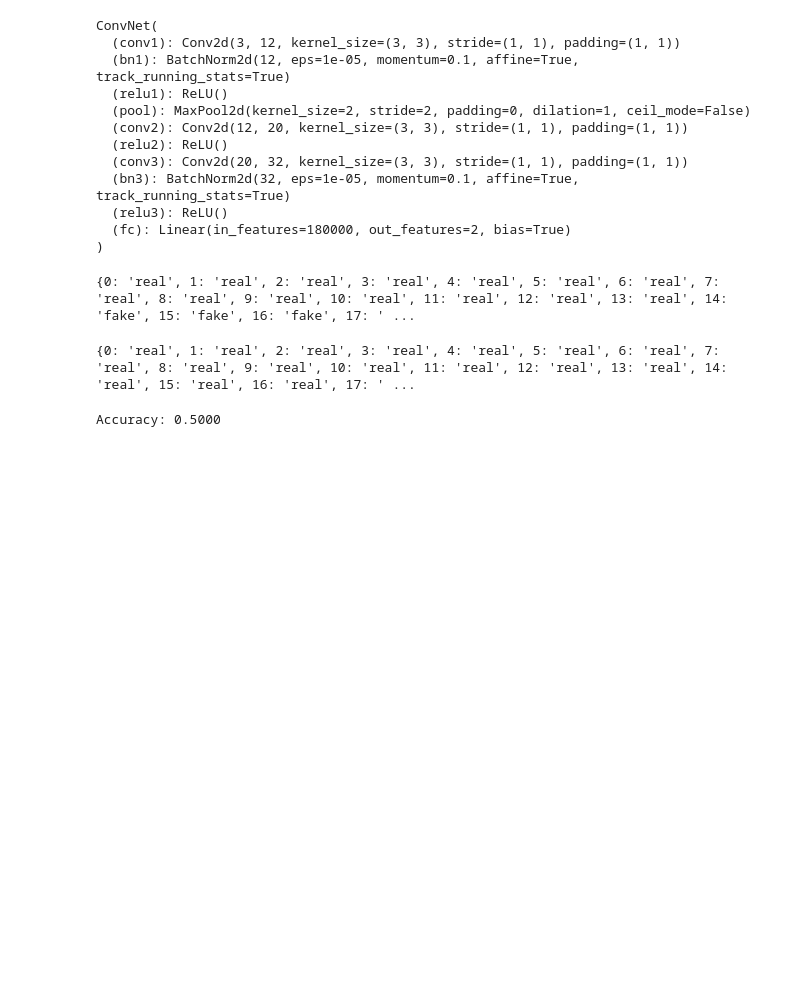
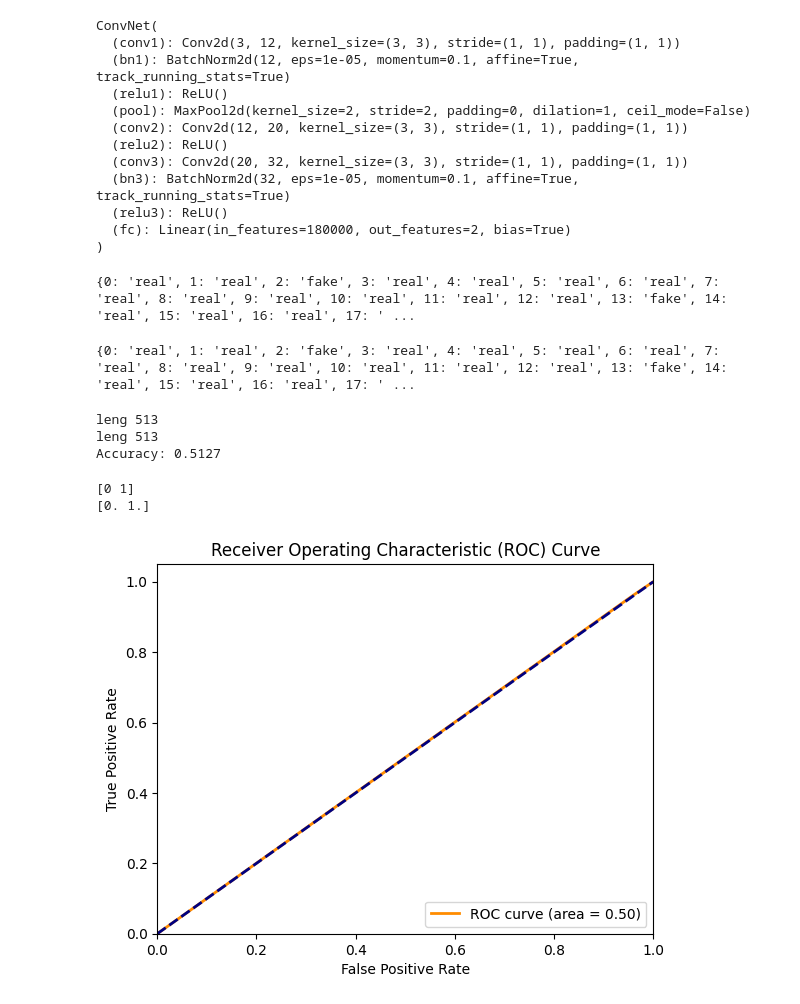
Before and after one commit to rohinr7/Deep_fake_Recognition, a Jupyter notebook: inference.ipynb, the cells around one changed output. Cells and saved outputs as stored; diff of their text form; code cells hidden in the pictures; blank space fills up the shorter version.

```diff
--- a/inference.ipynb
+++ b/inference.ipynb
@@ -23,8 +23,8 @@ transformer=transforms.Compose([
 
 
 #Path for training and testing directory
-train_path=r"C:\Users\rohin\Desktop\New folder (2)\biomet_pattern_and_people_detection\Task 2 DeepFakes Detection-20240228\Task_1\Task_1\data_train2\train"
-test_path=r"C:\Users\rohin\Desktop\New folder (2)\biomet_pattern_and_people_detection\Task 2 DeepFakes Detection-20240228\Task_1\Task_1\data_train2\test"
+train_path=r"C:\Users\rohin\Desktop\New folder (2)\biomet_pattern_and_people_detection\Task 2 DeepFakes Detection-20240228\cropped_cannyApplication\cropped_cannyApplication\datacanny\train"
+#test_path=r"C:\Users\rohin\Desktop\New folder (2)\biomet_pattern_and_people_detection\Task 2 DeepFakes Detection-20240228\Task_1\Task_1\data_train2\test"
 
 root=pathlib.Path(train_path)
 classes=sorted([j.name.split('/')[-1] for j in root.iterdir()])
@@ -100,7 +100,7 @@ class ConvNet(nn.Module):
         return output
 # %%
 
-checkpoint=torch.load('best_checkpoint.model')
+checkpoint=torch.load('edge_FE_01.model')
 model=ConvNet(num_classes=2)
 model.load_state_dict(checkpoint)
 print(model.eval())
@@ -148,16 +148,16 @@ def prediction(img_path,transformer):
     return pred
 # %%
 
-images_path=glob.glob(r"C:\Users\rohin\Desktop\New folder (2)\biomet_pattern_and_people_detection\Task 2 DeepFakes Detection-20240228\Task_1\Task_1\data_eval\fake_task2" +'/*.jpg')
+images_path_fake=glob.glob(r"C:\Users\rohin\Desktop\New folder (2)\biomet_pattern_and_people_detection\Task 2 DeepFakes Detection-20240228\Task_1\Task_1\data_eval\fake_task2" +'/*.jpg')
 
 pred_dict={}
 
-for idx, i in enumerate(images_path):
+for idx, i in enumerate(images_path_fake):
     pred_dict[idx]=prediction(i,transformer)
 
 print(pred_dict)
 # %% [output]
-{0: 'real', 1: 'real', 2: 'real', 3: 'real', 4: 'real', 5: 'real', 6: 'real', 7: 'real', 8: 'real', 9: 'real', 10: 'real', 11: 'real', 12: 'real', 13: 'real', 14: 'fake', 15: 'fake', 16: 'fake', 17: ' ...
+{0: 'real', 1: 'real', 2: 'fake', 3: 'real', 4: 'real', 5: 'real', 6: 'real', 7: 'real', 8: 'real', 9: 'real', 10: 'real', 11: 'real', 12: 'real', 13: 'fake', 14: 'real', 15: 'real', 16: 'real', 17: ' ...
 # %%
 images_path_real=glob.glob(r"C:\Users\rohin\Desktop\New folder (2)\biomet_pattern_and_people_detection\Task 2 DeepFakes Detection-20240228\Task_1\Task_1\data_eval\real_task2" +'/*.jpg')
 
@@ -168,11 +168,14 @@ for idx, i in enumerate(images_path_real):
 
 print(pred_dict_real)
 # %% [output]
-{0: 'real', 1: 'real', 2: 'real', 3: 'real', 4: 'real', 5: 'real', 6: 'real', 7: 'real', 8: 'real', 9: 'real', 10: 'real', 11: 'real', 12: 'real', 13: 'real', 14: 'real', 15: 'real', 16: 'real', 17: ' ...
+{0: 'real', 1: 'real', 2: 'fake', 3: 'real', 4: 'real', 5: 'real', 6: 'real', 7: 'real', 8: 'real', 9: 'real', 10: 'real', 11: 'real', 12: 'real', 13: 'fake', 14: 'real', 15: 'real', 16: 'real', 17: ' ...
 # %%
 # Calculate accuracy
-true_labels = ['fake'] * len(images_path_real) + ['real'] * len(images_path_real)
+true_labels = ['fake'] * len(images_path_fake) + ['real'] * len(images_path_real)
 predicted_labels = list(pred_dict.values()) + list(pred_dict_real.values())
+
+print(f"leng {len(true_labels)}")
+print(f"leng {len(predicted_labels)}")
 
 correct_predictions = sum(1 for true_label, predicted_label in zip(true_labels, predicted_labels) if true_label == predicted_label)
 total_predictions = len(true_labels)
@@ -180,4 +183,53 @@ accuracy = correct_predictions / total_predictions
 
 print(f'Accuracy: {accuracy:.4f}')
 # %% [output]
-Accuracy: 0.5000
+leng 513
+leng 513
+Accuracy: 0.5127
+# %%
+print(np.unique(true_labels_binary))
+print(np.unique(predicted_probabilities))
+# %% [output]
+[0 1]
+[0. 1.]
+# %%
+import numpy as np
+import matplotlib.pyplot as plt
+from sklearn.metrics import roc_curve, auc
+
+# Example true labels and predicted probabilities
+true_labels = ['fake'] * len(images_path_fake) + ['real'] * len(images_path_real)
+predicted_probabilities = list(pred_dict.values()) + list(pred_dict_real.values())
+# Convert predicted probabilities from strings to floats
+# Assuming you want to convert probabilities to binary (1 if 'fake', 0 otherwise)
+for i in range(len(predicted_probabilities)):
+    if predicted_probabilities[i] == 'fake':
+        predicted_probabilities[i] = 0
+    else:
+        predicted_probabilities[i] = 1
+
+#print(predicted_probabilities)
+
+predicted_probabilities = np.array(predicted_probabilities, dtype=float)
+
+#print(predicted_probabilities)
+# Converting 'fake' and 'real' labels to binary (0 and 1)
+true_labels_binary = np.array([1 if label == 'real' else 0 for label in true_labels])
+
+# Compute ROC curve and AUC
+fpr, tpr, thresholds = roc_curve(true_labels_binary, predicted_probabilities)
+roc_auc = auc(fpr, tpr)
+
+# Plot ROC curve
+plt.figure()
+plt.plot(fpr, tpr, color='darkorange', lw=2, label='ROC curve (area = %0.2f)' % roc_auc)
+plt.plot([0, 1], [0, 1], color='navy', lw=2, linestyle='--')
+plt.xlim([0.0, 1.0])
+plt.ylim([0.0, 1.05])
+plt.xlabel('False Positive Rate')
+plt.ylabel('True Positive Rate')
+plt.title('Receiver Operating Characteristic (ROC) Curve')
+plt.legend(loc="lower right")
+plt.show()
+# %% [output]
+[figure, added]
```
Also changed, not shown: 2 other files.
